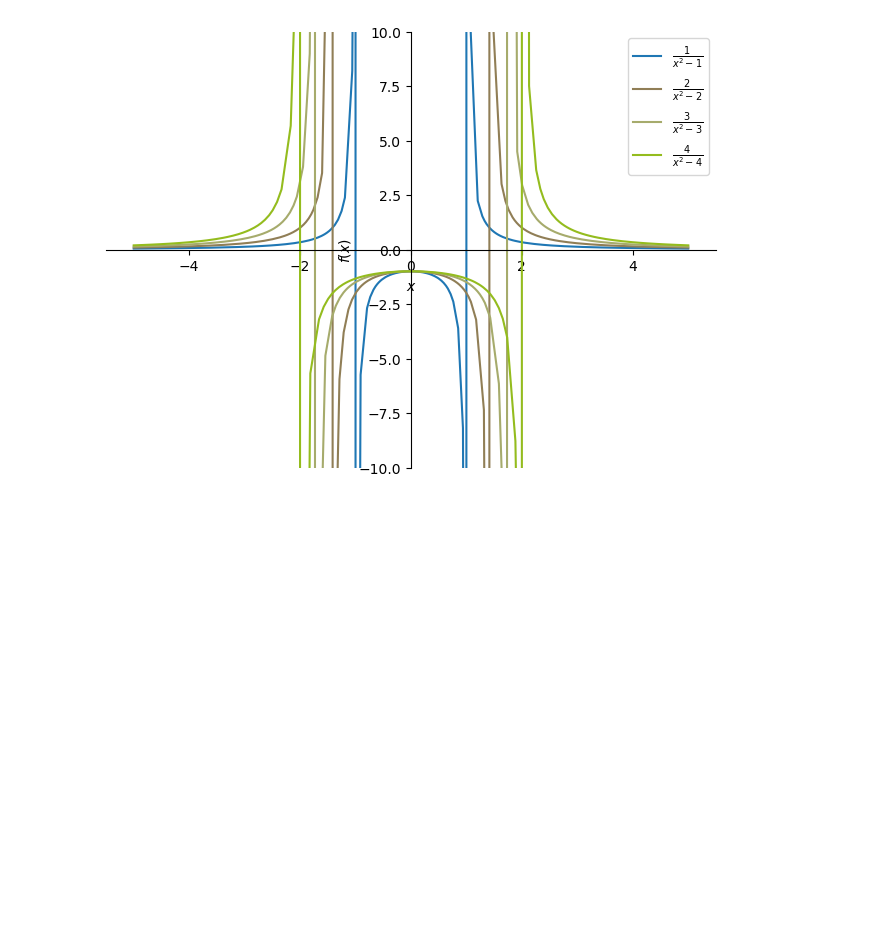
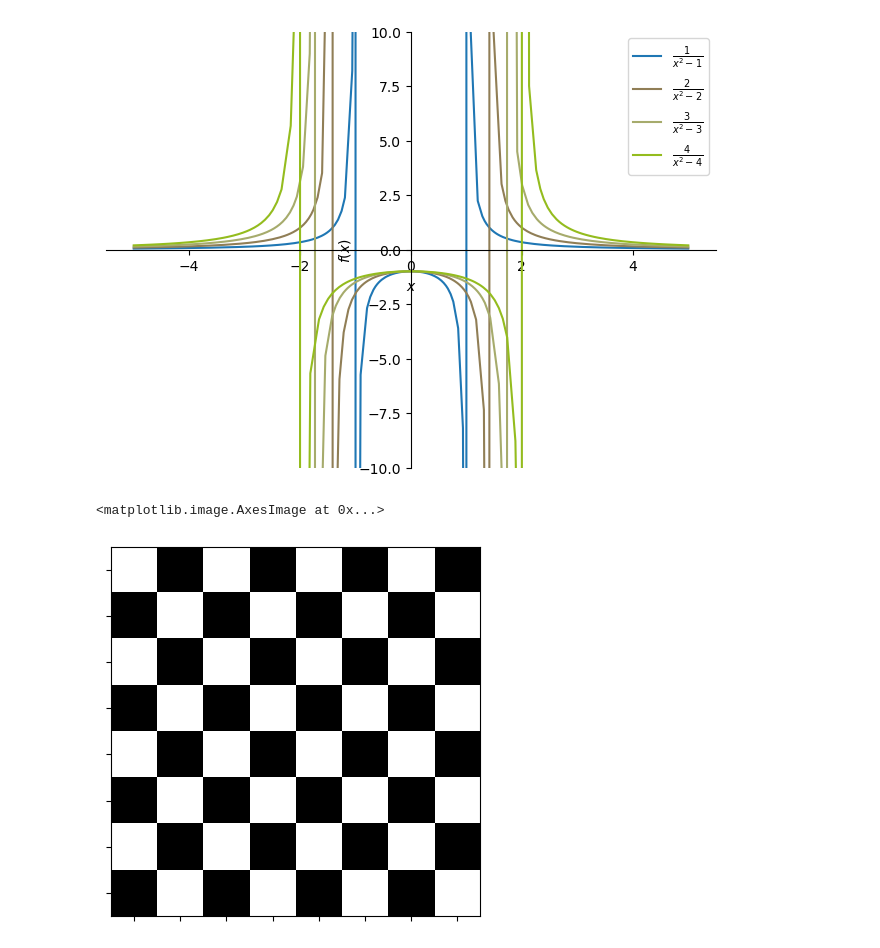
Before and after one commit to Kantulaev/ML_projects, a Jupyter notebook: lesson_4_Visualisation.ipynb, the cells around one changed output. Drawn from its saved outputs; the diff is of its cells as text; code cells hidden in the pictures; blank space fills up the shorter version.

```diff
--- a/lesson_4_Visualisation.ipynb
+++ b/lesson_4_Visualisation.ipynb
@@ -103,3 +105,16 @@ p.legend = True
 p.show()
 # %% [output]
 [figure]
+# %%
+matr = np.zeros((8, 8))
+
+for i in range(0, np.shape(matr)[0]):
+    for j in range(0, np.shape(matr)[1]):
+        matr[i, j] = (-1)**(i+j)
+
+plt.set_cmap('gray')
+plt.tick_params(labelleft=False, labelbottom=False)
+plt.imshow(matr)
+# %% [output]
+<matplotlib.image.AxesImage at 0x...>
+[figure, added]
```
Also changed, not shown: parts of 3 cells of this notebook, 2 other files.
